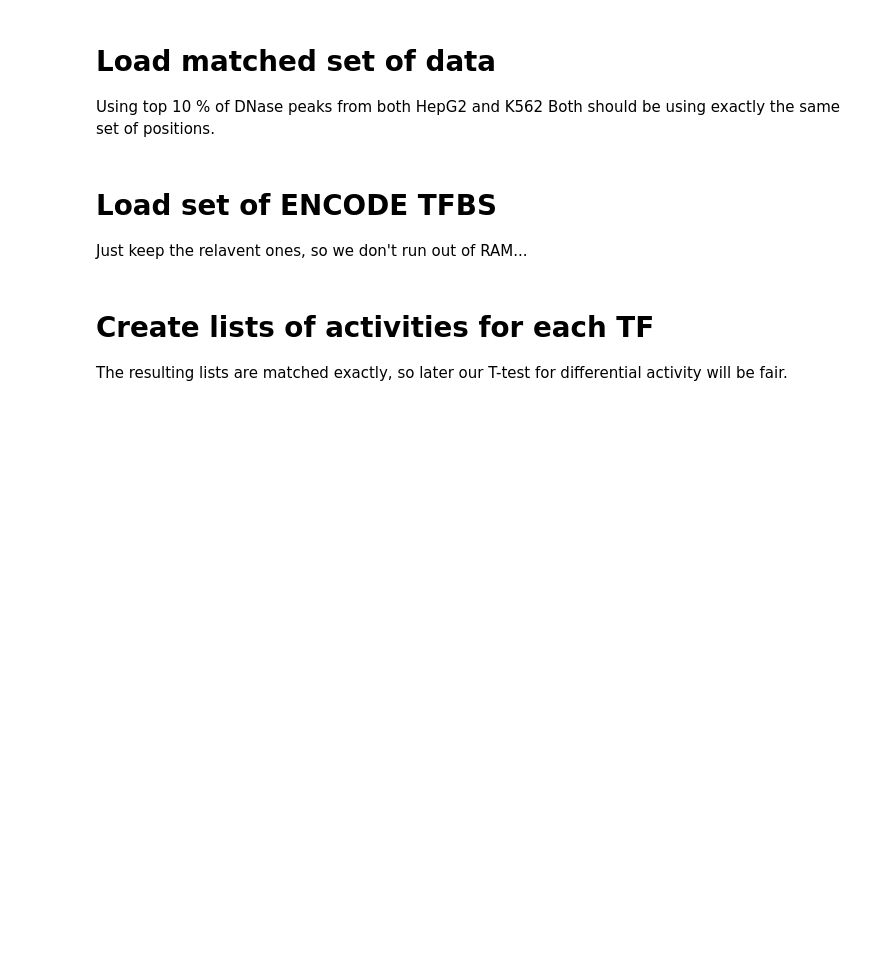
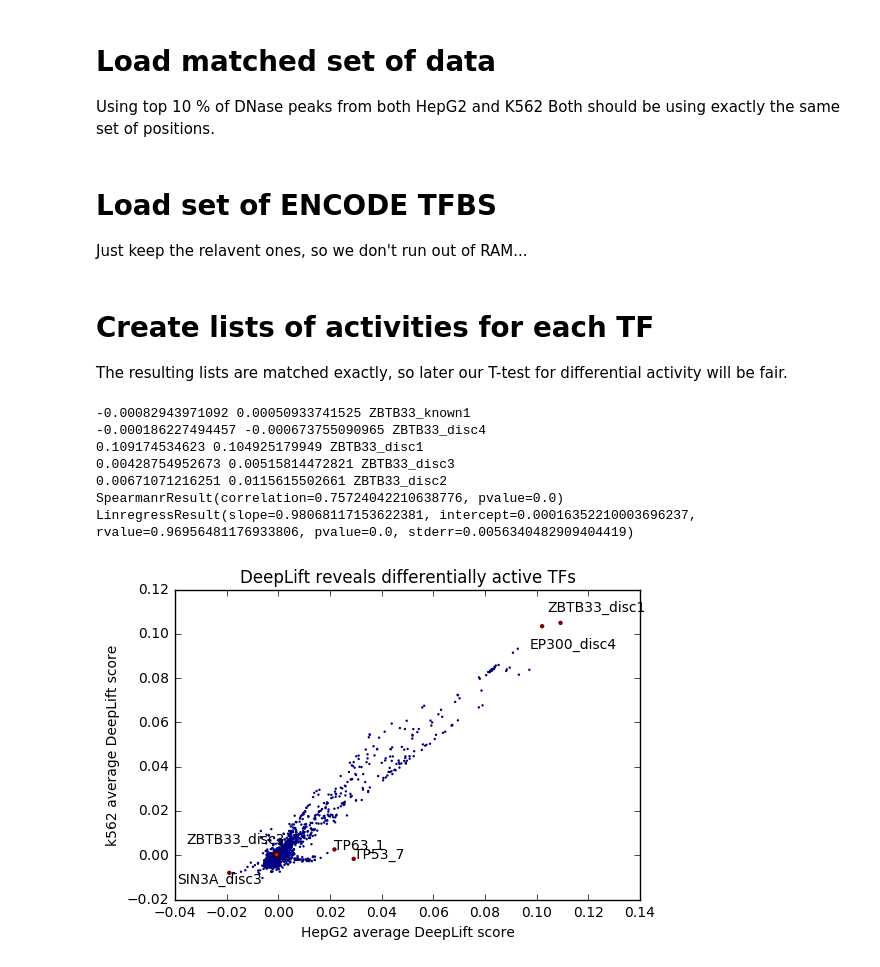
Before and after one commit to irvhsu/cs273b-project, a Jupyter notebook: notebooks/interpretation/Differentially_active_TFs.ipynb, the cells around one changed output. Cells and saved outputs as stored; diff of their text form; code cells hidden in the pictures; blank space fills up the shorter version.

Commit message:
Correlation with motifs

```diff
--- a/notebooks/interpretation/Differentially_active_TFs.ipynb
+++ b/notebooks/interpretation/Differentially_active_TFs.ipynb
@@ -75,5 +75,58 @@ for chrom, positions in deep_hepg2.items():
                     hepg2_encode[motif] = []
                 k562_encode[motif]  += [deep_k562[chrom][pos]]
                 hepg2_encode[motif] += [score]
+# %%
+hepG2, k562, names, p = [], [], [], []
+
+for motif, k in k562_encode.items():
+    h = hepg2_encode[motif]
+    hepG2 += [sum(h) / float(len(h))]
+    k562  += [sum(k) / float(len(k))]
+    names += [motif]#.split('_')[0]]
+    p += [stats.ttest_rel(h, k)[1]]
+    if motif.split('_')[0] == 'ZBTB33': print hepG2[-1], k562[-1], motif
+
+high = ['ZBTB33_disc1', 'EP300_disc4', 'TP53_7', 'TP63_1', 'SIN3A_disc3', 'ZBTB33_disc4']
+c = np.zeros(len(names))
+s = np.array([3] * len(names))
+
+for h in high:
+    c[names.index(h)] = 1
+    s[names.index(h)] = 10
+
+fig, ax = plt.subplots()
+cs = ax.scatter(hepG2, k562, c= c, s = s, lw = 0) # c = np.array(p) < float('1e-5') / float(len(hepG2))
+
+for i, txt in enumerate(names):
+    if hepG2[i] > .02 and k562[i] < 0.01:
+        shift = 0
+        if txt == 'TP53': shift = -.008
+        ax.annotate(txt, (hepG2[i], k562[i] + shift))
+    if hepG2[i] > .1 and k562[i] > 0.1:
+        shift = 0.005
+        if txt[:2] == 'EP': shift = -.01
+        ax.annotate(txt, (hepG2[i] - .005, k562[i] + shift))
+    if hepG2[i] <  - .019 and k562[i] <  0:
+        ax.annotate(txt, (hepG2[i] - .02, k562[i]-.005))
+
+    if txt == 'ZBTB33_disc3':
+        ax.annotate(txt, (hepG2[i]-.04, k562[i]))
+plt.scatter([-0.00082943971092],[0.00050933741525], c = 'r', s = 15)
+print stats.spearmanr(hepG2, k562)
+print stats.linregress(hepG2, k562)
+plt.title('DeepLift reveals differentially active TFs')
+plt.xlabel('HepG2 average DeepLift score')
+plt.ylabel('k562 average DeepLift score')
+plt.ylim(-.02, 0.12)
+plt.show()
+# %% [output]
+-0.00082943971092 0.00050933741525 ZBTB33_known1
+-0.000186227494457 -0.000673755090965 ZBTB33_disc4
+0.109174534623 0.104925179949 ZBTB33_disc1
+0.00428754952673 0.00515814472821 ZBTB33_disc3
+0.00671071216251 0.0115615502661 ZBTB33_disc2
+SpearmanrResult(correlation=0.75724042210638776, pvalue=0.0)
+LinregressResult(slope=0.98068117153622381, intercept=0.00016352210003696237, rvalue=0.96956481176933806, pvalue=0.0, stderr=0.0056340482909404419)
+[figure, added]
 # %%
 hepG2, k562, names, p = [], [], [], []
```
Also changed, not shown: parts of 14 cells of this notebook.
